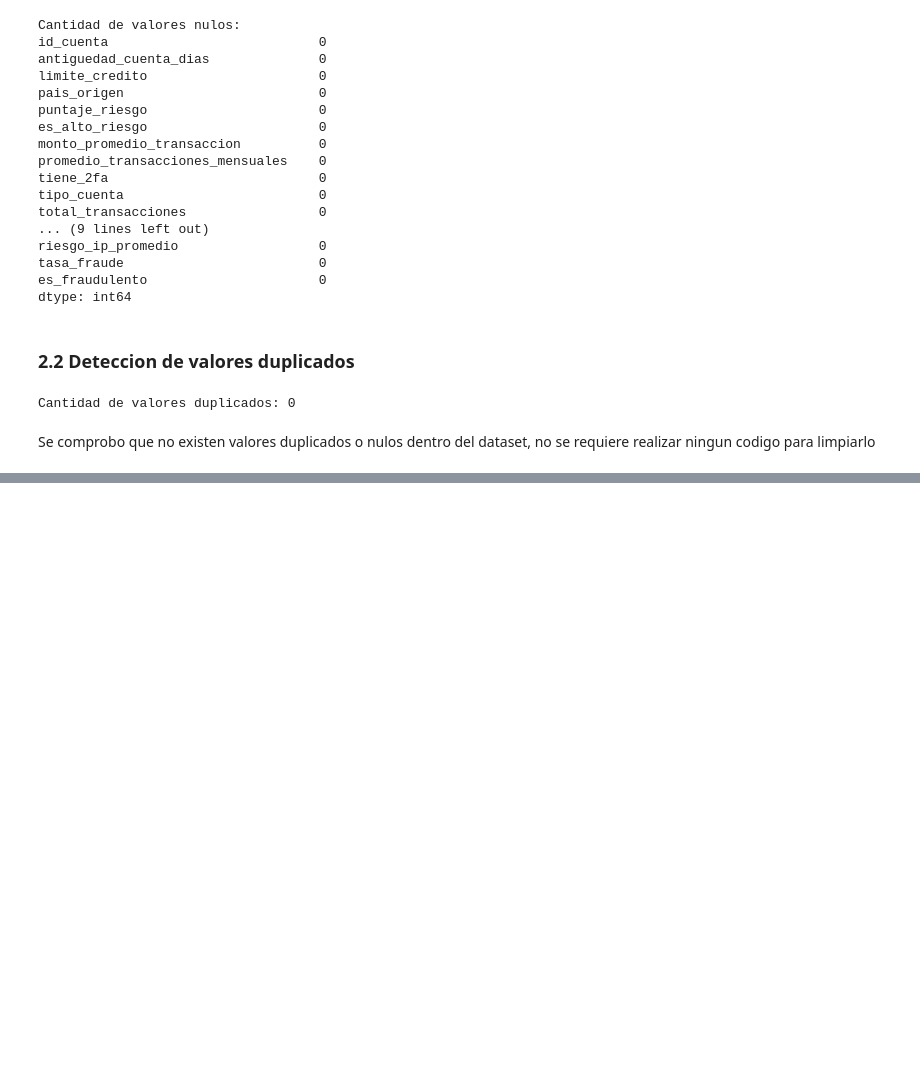
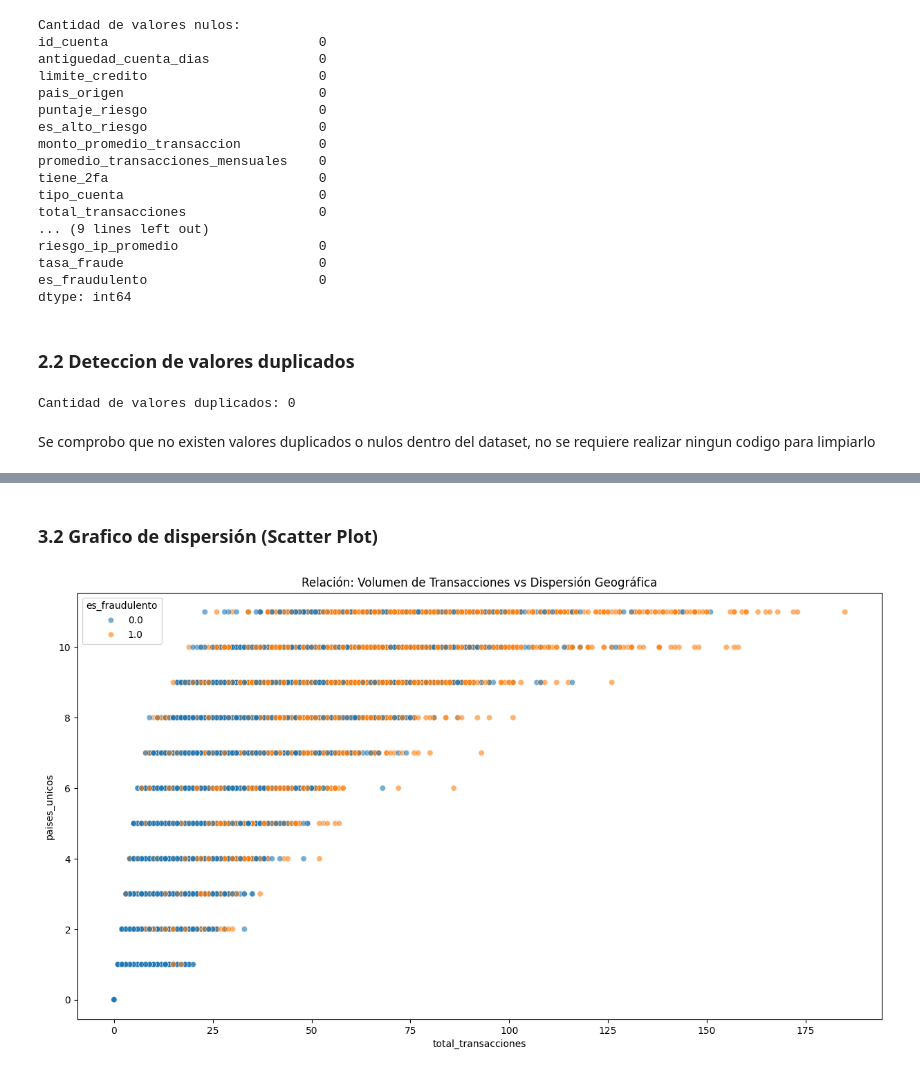
Before and after one commit to IgnacioToy/analisis-de-deteccion-de-fraude-bancario, a Jupyter notebook: netbooks/00_expliracion.ipynb, the cells around one changed output, grey strips where cells are left out. Cells and saved outputs as stored; diff of their text form; code cells hidden in the pictures; blank space fills up the shorter version.

Commit message:
Realizando los graficos

```diff
--- a/netbooks/00_expliracion.ipynb
+++ b/netbooks/00_expliracion.ipynb
@@ -185,0 +239,16 @@ Se comprobo que no existen valores duplicados o nulos dentro del dataset, no se
+# %% [markdown]
+### 3.2 Grafico de dispersión (Scatter Plot)
+# %%
+import seaborn as sns
+
+import matplotlib.pyplot as plt
+
+plt.figure(figsize=(15,8))
+
+sns.scatterplot(data = df, x='total_transacciones', y= 'paises_unicos', hue='es_fraudulento', alpha=0.6)
+
+plt.title('Relación: Volumen de Transacciones vs Dispersión Geográfica')
+
+plt.show()
+# %% [output]
+[figure, added]
```
Also changed, not shown: parts of 11 cells of this notebook.
